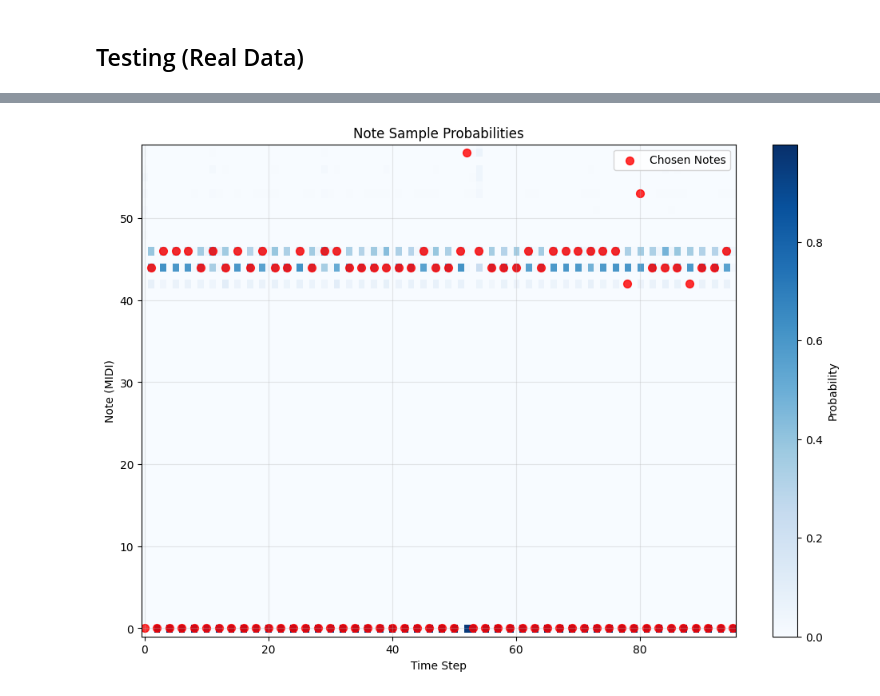
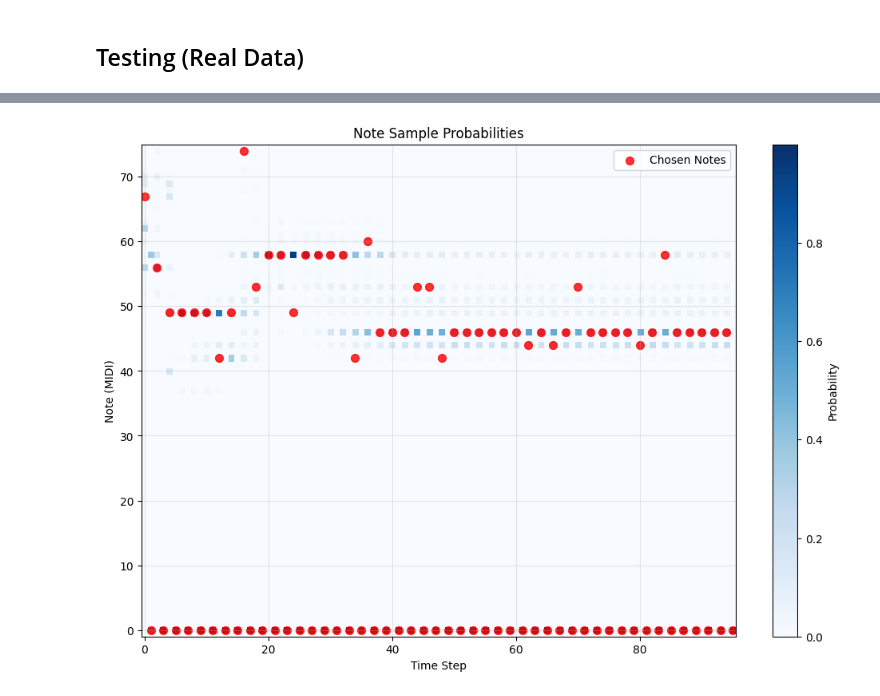
Before and after one commit to rhudaj/MusicGen, a Jupyter notebook: mgen.ipynb, the cells around one changed output, grey strips where cells are left out. Saved outputs shown, nothing was run; the diff lists cells and outputs as text; code cells hidden in the pictures.

Commit message:
Added batched rnn

```diff
--- a/mgen.ipynb
+++ b/mgen.ipynb
@@ -45,7 +45,20 @@ from src.dataset.load import (
 # %% [markdown]
 ## Loading Data
 # %%
-files = get_all_npz_files()
-print(f'Found {len(files)} total files')
+songs = get_songs()
+
+# Reporting facts
+non_zero_start_times = list(filter(
+    lambda s: s.info['first_beat_time'] == 0,
+	songs
+))
+
+const_time_signature = list(filter(
+    lambda s: s.info['num_time_signature_change'] == 1,
+	songs
+))
+
+print(f'% with zero start time: {len(non_zero_start_times)/len(songs)*100:.1f}')
+print(f'% with constant time signature: {len(const_time_signature)/len(songs)*100:.1f}')
 # %% [output]
 Found 21425 total files
@@ -116,0 +95,11 @@ Model parameters: 66178
+# %%
+batched_model = MusicRNN_Batched(
+	hidden_size=128,
+    num_pitches=129,  # 0-128 notes (including silence at 0)
+    num_layers=2,
+    dropout=0.1
+)
+
+batched_model = batched_model.to(DEVICE)
+
+print(f"Model parameters: {sum(p.numel() for p in batched_model.parameters())}")
@@ -237,0 +184,3 @@ Epoch 990/1000, Loss =  1639327.3884277344
+# %%
+dataset = get_samples(songs, 'Guitar', 32)
+tensors = [ torch.Tensor(seq).to(DEVICE) for seq in dataset ]
@@ -238,17 +214,18 @@ Epoch 990/1000, Loss =  1639327.3884277344
 # %%
+seq = dataset[0]
 if True:
 	predictions = sample_notes(
-		model,
+		batched_model,
 		start_event=torch.Tensor(seq[0]),
 		length=beats_per_bar*1,
-		temperature=0.5
+		temperature=0.3
 	)
 
 	plot_note_sample_probs(predictions.note_samples)
 	output_piannoroll_to_midi(
      	predictions.piano_states,
-		instrument='Guitar'
-     	'generated_guitar'
+		instrument='Guitar',
+     	name='generated_guitar2'
     )
 # %% [output]
-[figure, old version]
+[figure, new version]
```
Also changed, not shown: parts of 13 cells of this notebook, 11 other files.
